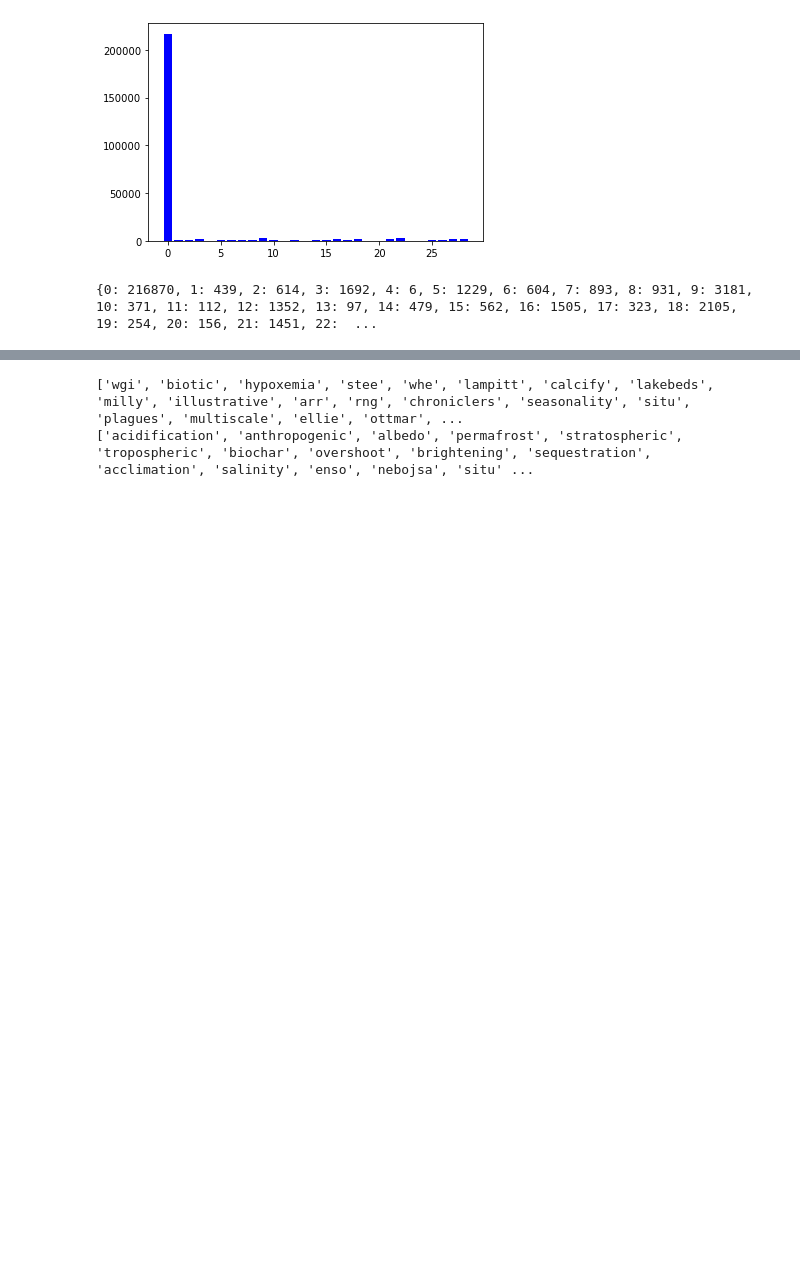
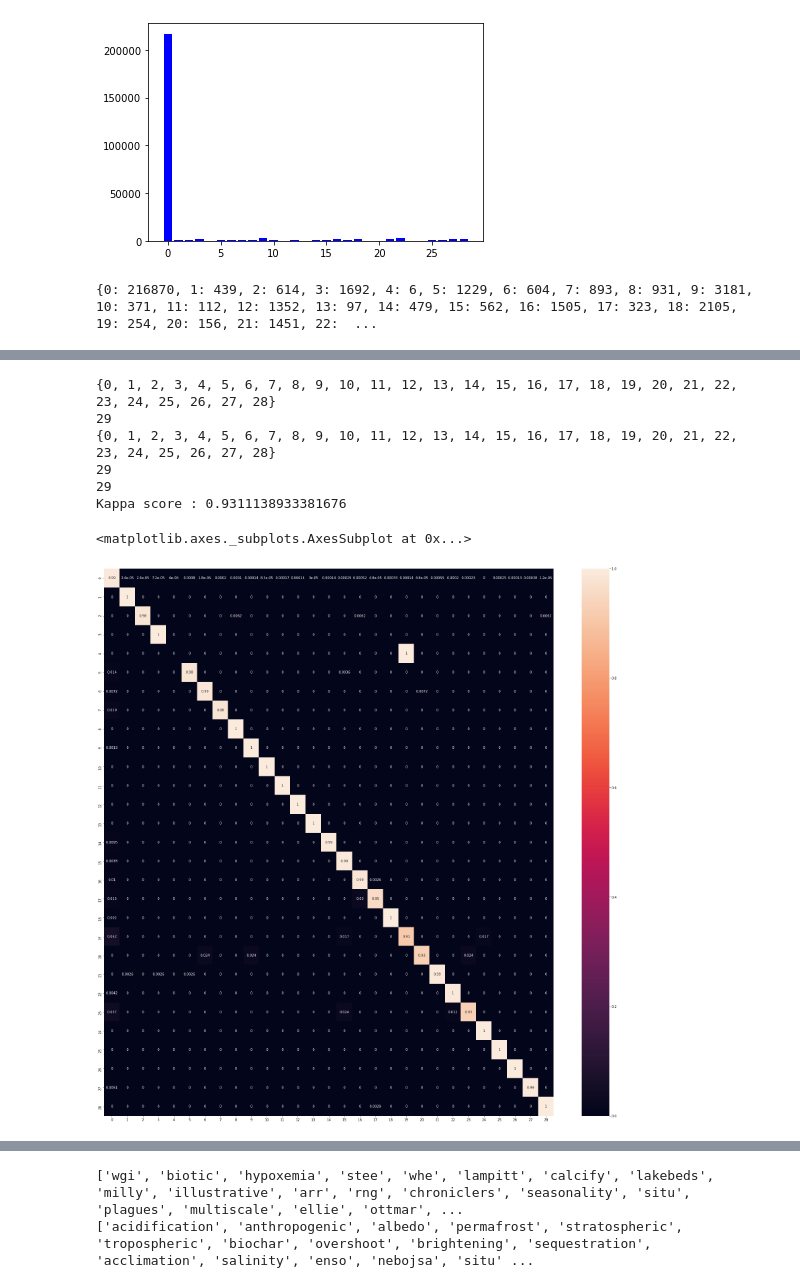
Before and after one commit to pdudeia/isb-project, a Jupyter notebook: create_dataset.ipynb, the cells around one changed output, grey strips where cells are left out. Saved outputs shown, nothing was run; the diff lists cells and outputs as text; code cells hidden in the pictures; blank space fills up the shorter version.

Commit message:
fixed vocab bugs, added inference code

```diff
--- a/create_dataset.ipynb
+++ b/create_dataset.ipynb
@@ -238,12 +241,3 @@ class LSTM_model(nn.Module):
 
     def set_embedding_layer_grad(self,state):
         self.embedding_layer.weight.requires_grad = state
-# %%
-input_seq = [[1,3,1,1,1],[2,2,2]]
-criterion = nn.CrossEntropyLoss()
-pred = dim_model(input_seq)
-print(torch.argmax(pred,dim=1))
-targets = [[ 1,1,1,1,1],[1,1,1]]
-padded_targets = torch.tensor(train_data.vocabulary.pad_sents(sents=targets,pad_token=0),dtype=torch.long)
-print(padded_targets)
-print(criterion(pred,padded_targets))
@@ -311,7 +299,7 @@ def fit(device,dataloaders,model,criterion,optimizer,scheduler=None,tb_logs=None
                 time_elapsed = time.time() - since
                 print('Training complete in {:.0f}m {:.0f}s'.format(time_elapsed // 60, time_elapsed % 60))
                 # deep copy the model
-                if phase == 'valid' and epoch_loss < best_valid_loss:
+                if phase == 'val' and epoch_loss < best_valid_loss:
                     best_valid_loss = epoch_loss
                     best_model_wts = copy.deepcopy(model.state_dict())
 #             if tb_logs is not None:
@@ -327,15 +319,10 @@ def fit(device,dataloaders,model,criterion,optimizer,scheduler=None,tb_logs=None
 # %%
-train_data = text_dataset(text_path='text_data',cluster_dict=cluster_dict)
-val_data = text_dataset(text_path='text_data',cluster_dict=cluster_dict,dataset_type='val')
-device = torch.device('cuda:0')
 model = LSTM_model(300,100,gensim_model,train_data.vocabulary,num_clusters=29).to(device)
 dataloaders={
     'train':DataLoader(train_data,batch_size=100,shuffle=False,collate_fn=model.collate_fn),
     'val':DataLoader(val_data,batch_size=150,shuffle=False,collate_fn=model.collate_fn)
 }
 loss_weights = [1000]*29
-loss_weights[0] = 0.01
+loss_weights[0] = 10
 criterion = nn.CrossEntropyLoss(weight=torch.tensor(loss_weights,dtype=torch.float32,device=device))
 optimizer = torch.optim.SGD(model.parameters(),lr=3e-3,momentum=0.9)
-
-model = fit(device,dataloaders,model,criterion,optimizer,epochs=50)
@@ -376,0 +329,2 @@ Training complete in 0m 5s
+# %%
+model = fit(device,dataloaders,model,criterion,optimizer,epochs=100)
@@ -376,0 +366,42 @@ Training complete in 0m 5s
+# %%
+# test_data = text_dataset(extracted_text=all_comps.loc[12,'Text'],cluster_dict=cluster_dict,dataset_type='test')
+# test_dl = DataLoader(test_data,batch_size=5,shuffle=False,collate_fn=model.collate_fn)
+
+val_outs = []
+val_targets = []
+device = torch.device('cpu')
+model = model.to(device)
+for inputs,targets,sentence_lens in tqdm(dataloaders['val']):
+    inputs = inputs.to(device)
+    sentence_lens = torch.tensor(sentence_lens,dtype=torch.long,device=device)
+    with torch.no_grad():
+        outputs = model(inputs,sentence_lens)
+        preds = torch.argmax(outputs,dim=1).flatten()
+        val_outs.append(preds)
+        val_targets.append(targets.flatten())
+
+print(set(torch.cat(val_outs).numpy()))
+print(len(set(torch.cat(val_outs).numpy())))
+print(set(torch.cat(val_targets).numpy()))
+print(len(set(torch.cat(val_targets).numpy())))
+
+consol_val_preds = torch.cat(val_outs)
+consol_val_tgts = torch.cat(val_targets)
+cm_idxs = max(len(set(consol_val_preds.numpy())),len(set(consol_val_tgts.numpy())))
+print(cm_idxs)
+kappa = cohen_kappa_score(consol_val_preds,consol_val_tgts)
+print(f'Kappa score : {kappa}\n')
+cm = confusion_matrix(consol_val_tgts.cpu(),consol_val_preds.cpu(),normalize='true')
+df_cm = pd.DataFrame(cm, index = [i for i in range(cm_idxs)],
+                     columns = [i for i in range(cm_idxs)])
+plt.figure(figsize = (30,30))
+sn.heatmap(df_cm, annot=True)
+# %% [output]
+{0, 1, 2, 3, 4, 5, 6, 7, 8, 9, 10, 11, 12, 13, 14, 15, 16, 17, 18, 19, 20, 21, 22, 23, 24, 25, 26, 27, 28}
+29
+{0, 1, 2, 3, 4, 5, 6, 7, 8, 9, 10, 11, 12, 13, 14, 15, 16, 17, 18, 19, 20, 21, 22, 23, 24, 25, 26, 27, 28}
+29
+29
+Kappa score : 0.9311138933381676
+<matplotlib.axes._subplots.AxesSubplot at 0x...>
+[figure, added]
```
Also changed, not shown: parts of 27 cells of this notebook.
